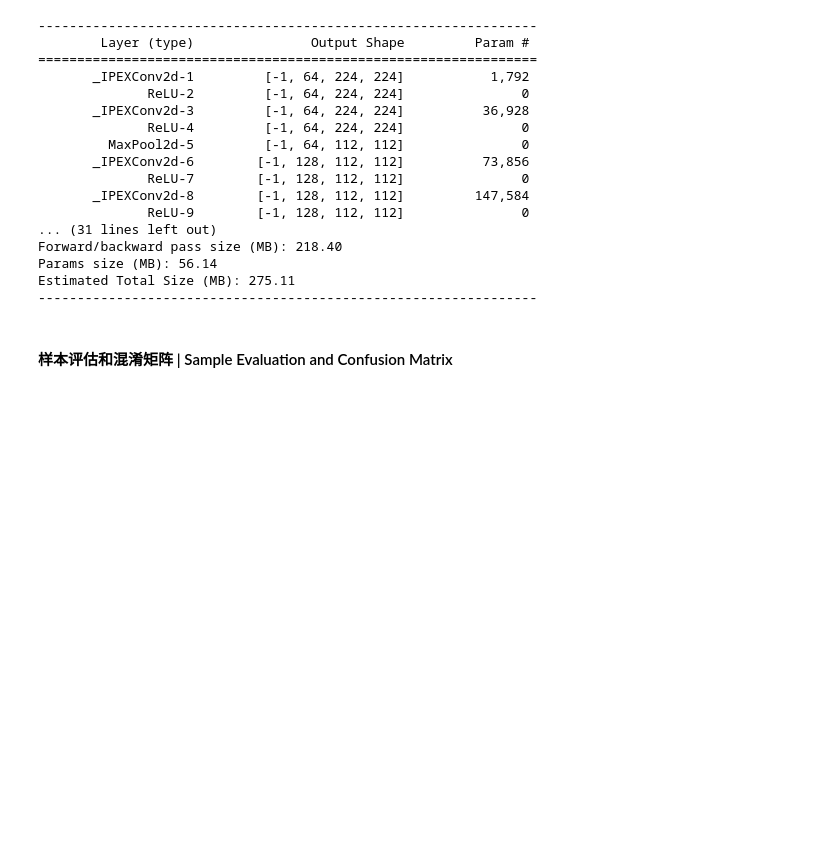
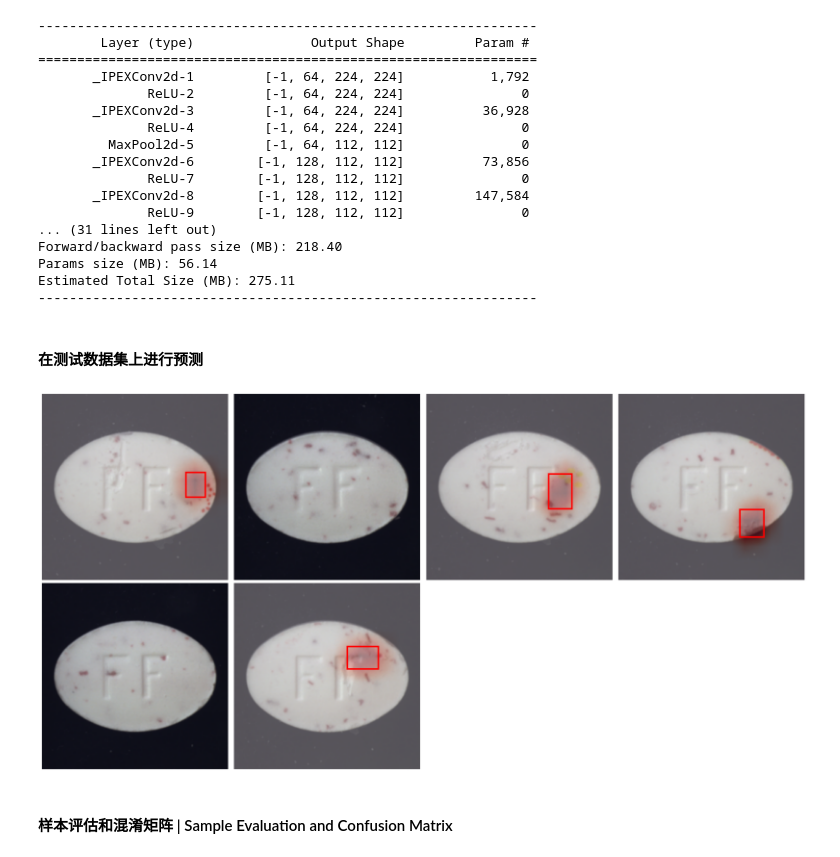
Before and after one commit to idz-cn/2023hackathon, a Jupyter notebook: computer-vision-track/CV_Notebook_bilingual.ipynb, the cells around one changed output. Drawn from its saved outputs; the diff is of its cells as text; code cells hidden in the pictures; blank space fills up the shorter version.

```diff
--- a/computer-vision-track/CV_Notebook_bilingual.ipynb
+++ b/computer-vision-track/CV_Notebook_bilingual.ipynb
@@ -311,7 +312,7 @@ class CustomVGG(nn.Module):
                 out_features=n_classes,
             ),
         )
-        # self._freeze_params()
+        self._freeze_params()
 
     def _freeze_params(self):
         for param in self.feature_extractor[:23].parameters():
@@ -371,9 +372,9 @@ subset_name = f'./models/{team_name}'
 
 # Parameters used for the training DL model and hyperparameter Tuning
 BATCH_SIZE = 10
-TARGET_TRAINING_ACCURACY = .77
+TARGET_TRAINING_ACCURACY = 1.0
 LR = 0.01
-EPOCHS = 1
+EPOCHS = 10
 class_weight = [1, 3] if NEG_CLASS == 1 else [3, 1]
 DEVICE = torch.device("cuda" if torch.cuda.is_available() else "cpu")
 HEATMAP_THRESH = 0.7
@@ -450,6 +448,12 @@ Forward/backward pass size (MB): 218.40
 Params size (MB): 56.14
 Estimated Total Size (MB): 275.11
 ----------------------------------------------------------------
+# %% [markdown]
+#### 在测试数据集上进行预测
+# %%
+predict_localize(trained_model, test_loader, DEVICE, thres=HEATMAP_THRESH, n_samples=6, show_heatmap=True)
+# %% [output]
+[figure, added]
 # %% [markdown]
 #### 样本评估和混淆矩阵 | Sample Evaluation and Confusion Matrix
 # %%
```
Also changed, not shown: parts of 8 cells of this notebook, 1 other file.
